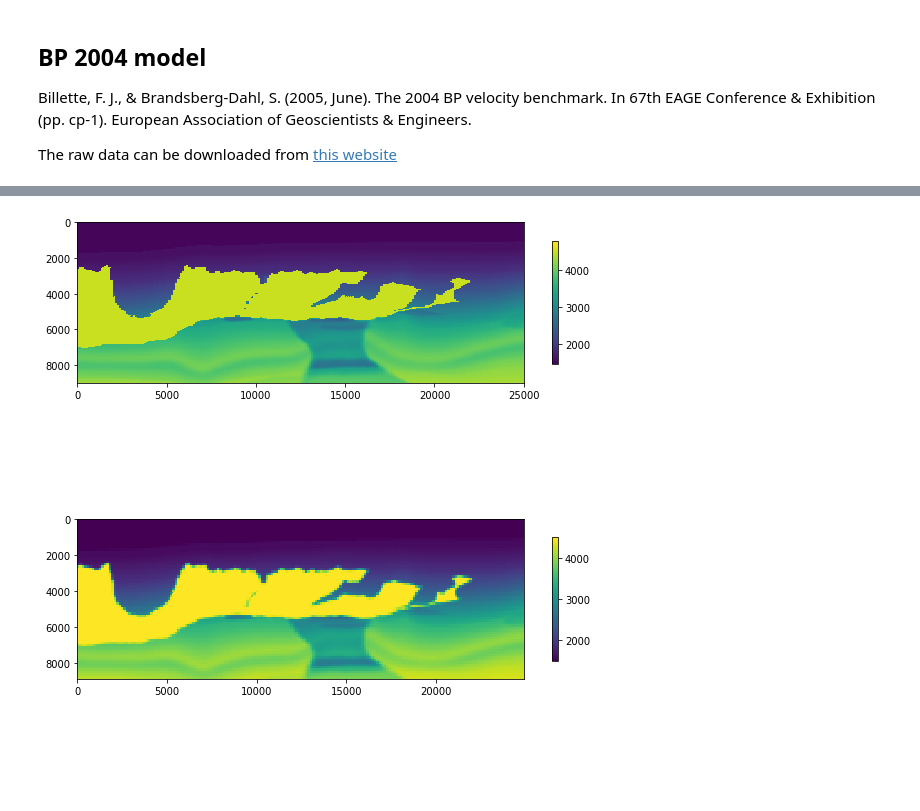
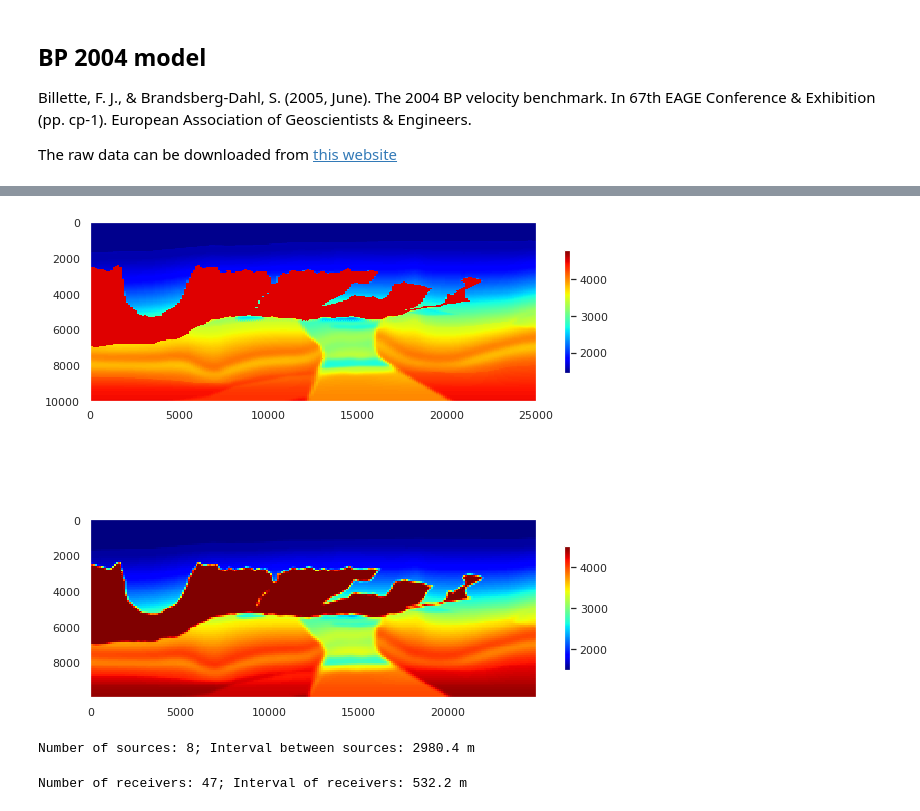
Before and after one commit to kailaix/ADSeismic.jl, a Jupyter notebook: examples/nn_fwi/BP2004_model.ipynb, the cells around one changed output, grey strips where cells are left out. Cells and saved outputs as stored; diff of their text form; code cells hidden in the pictures; blank space fills up the shorter version.

```diff
--- a/examples/nn_fwi/BP2004_model.ipynb
+++ b/examples/nn_fwi/BP2004_model.ipynb
@@ -14,6 +14,8 @@ import scipy.signal
 import scipy.io
 import obspy
 import os
+import seaborn as sns
+sns.set_theme()
 # %%
 in_dir = "./models_raw/"
 out_dir = "./models"
@@ -21,7 +23,7 @@ if not os.path.exists(out_dir):
     os.makedirs(out_dir)
 # %%
 def calc_dx_dt(f0, v):
-    dx = v * 1/f0 / 7
+    dx = v * 1/f0 / 10
     dy = dx
     dt = dx / v / 3
     return dx, dt
@@ -80,13 +85,13 @@ def resample_model(x, y, model):
 
     return new_model
 # %%
-f0 = 5
+f0 = 1.5
 vp0 = np.max(BP_model['vp'])
-dx, dt = calc_dx_dt(f0, vp0)
+dx, dt = calc_dx_dt(f0*3, vp0)
 dy = dx
-n_pml = 12
+n_pml = 10
 x_range = [0, 25000]
-y_range = [0, 9.e3]
+y_range = [0, 10000]
 t_range = [0, np.sqrt((x_range[1] - x_range[0])**2 + (y_range[1] - y_range[0])**2)/np.mean(BP_model['vp']) * 1.5]
 x = np.arange(x_range[0], x_range[1], dx)
 y = np.arange(y_range[0], y_range[1], dy)
@@ -95,9 +100,8 @@ nx = len(x)
 ny = len(y)
 nt = len(t)
 src_rcv_depth = n_pml
-mask_extra_detph = 0
+mask_extra_detph = 2
 
-model = resample_model(x, y, BP_model)
 print(f"nx = {nx}, ny = {ny}, nt = {nt}")
 print(f"dx = {dx:.2f} m, dy = {dy:.2f} m, dt = {dt:.2e} s")
 # %% [output]
@@ -106,28 +156,29 @@ dx = 136.86 m, dy = 136.86 m, dt = 9.52e-03 s
 # %%
 plt.figure(figsize=(10,10))
 plt.subplot(211)
-plt.pcolormesh(BP_model["x"][::10], BP_model["y"][::10], BP_model["vp"][::10,::10].T)
+plt.pcolormesh(BP_model["x"][::10], BP_model["y"][::10], BP_model["vp"][::10,::10].T, shading='auto', cmap="jet")
 plt.axis("scaled")
 plt.xlim(x_range)
 plt.ylim(y_range)
 plt.gca().invert_yaxis()
 plt.colorbar(shrink=0.5)
 
 plt.subplot(212)
-plt.pcolormesh(model["x"], model["y"], model["vp"].T)
+plt.pcolormesh(model["x"], model["y"], model["vp"].T, shading='auto', cmap="jet")
 plt.axis("scaled")
 plt.gca().invert_yaxis()
 plt.colorbar(shrink=0.5)
 plt.show()
 # %% [output]
-[figure, old version]
+[figure, new version]
 # %%
 def add_source(nsrc, nx, nt, dt, f0=5, n_pml=0):
     src_list = []
     src_ix = np.round(np.linspace(0+2*n_pml, nx-2*n_pml, nsrc)).astype('int')
+    print(f"Number of sources: {len(src_ix)}; Interval between sources: {(src_ix[1]-src_ix[0])*dx:.1f} m")
     src_iy = np.ones_like(src_ix) * src_rcv_depth
     src_vec = np.zeros(nt)
-    vec = 1e7*ricker(f0, dt)
+    vec = ricker(f0, dt)
     src_vec[:len(vec)] = vec[:nt]
     for i in range(nsrc):
         tmp = {"ix": src_ix[i], "iy": src_iy[i], "type": 0, "vec": src_vec}
@@ -136,6 +187,8 @@ def add_source(nsrc, nx, nt, dt, f0=5, n_pml=0):
 
 nsrc = 8
 source_list = add_source(nsrc, nx, nt, dt, f0, n_pml)
+# %% [output]
+Number of sources: 8; Interval between sources: 2980.4 m
 # %%
 def add_receiver(nrcv, nsrc, nx, n_pml=0, full=False):
     rcv = {}
@@ -144,11 +197,17 @@ def add_receiver(nrcv, nsrc, nx, n_pml=0, full=False):
     else:
         rcv['ix'] = np.round(np.linspace(0+n_pml, nx-n_pml, nrcv)).astype('int')
     rcv['iy'] = np.ones_like(rcv['ix']) * src_rcv_depth
-    rcv['type'] = np.ones_like(rcv['ix'])
+    rcv['type'] = np.zeros_like(rcv['ix'])
+    print(f"Number of receivers: {len(rcv['ix'])}; Interval of receivers: {(rcv['ix'][1]-rcv['ix'][0])*dx:.1f} m")
+
     rcv_list = [rcv] * nsrc
+
     return rcv_list
 
-receiver_list = add_receiver(int(vp0/f0/dx)*3, nsrc, nx, n_pml, full=True)
+nrcv = int(nx*dx / (int(vp0/f0)/6))
+receiver_list = add_receiver(nrcv, nsrc, nx, n_pml, False)
+# %% [output]
+Number of receivers: 47; Interval of receivers: 532.2 m
 # %%
 def get_smooth_model(model, src):
     if mask_extra_detph > 0:
```
Also changed, not shown: parts of 12 cells of this notebook, 2 other files.
